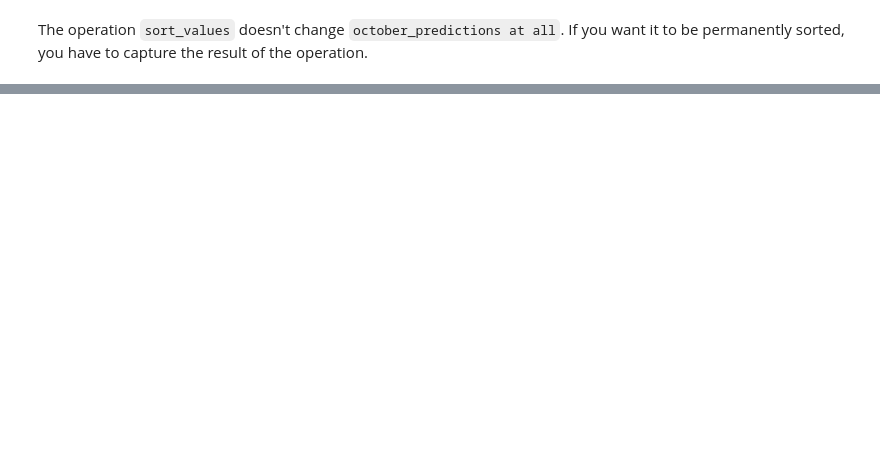
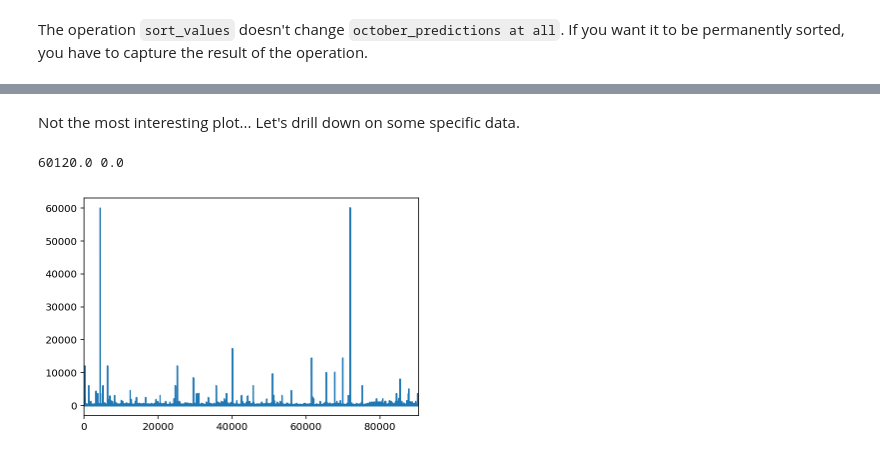
Before and after one commit to ofloveandhate/data_science_python, a Jupyter notebook: data_science_tutorial.ipynb, the cells around one changed output, grey strips where cells are left out. Cells and saved outputs as stored; diff of their text form; code cells hidden in the pictures; blank space fills up the shorter version.

```diff
--- a/data_science_tutorial.ipynb
+++ b/data_science_tutorial.ipynb
@@ -132,0 +215,12 @@ https://www.kaggle.com/gabrio/board-games-dataset/downloads/board-games-dataset.
+# %% [markdown]
+Not the most interesting plot...  Let's drill down on some specific data.
+# %%
+playtime = game_frame['details.maxplaytime']
+playtime.head()
+print(playtime.max(), playtime.min())
+
+playtime.plot()
+plt.show()
+# %% [output]
+60120.0 0.0
+[figure, added]
```
Also changed, not shown: parts of 24 cells of this notebook.
